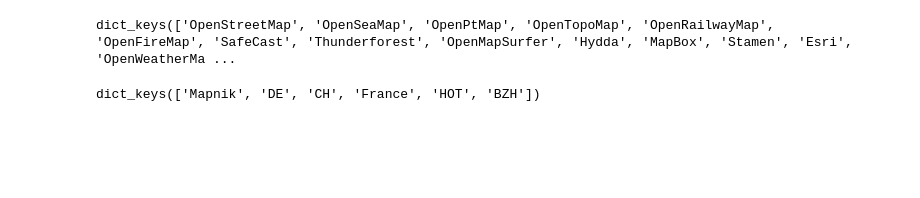
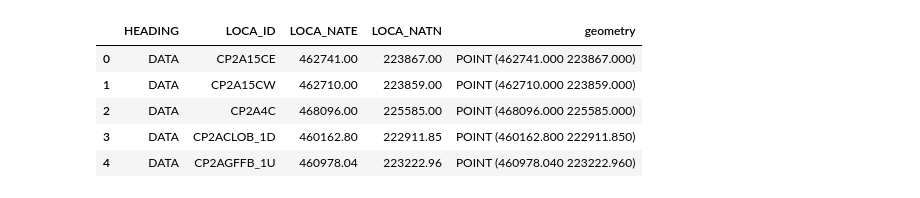
Before and after one commit to asitha-sena/python-ags4, a Jupyter notebook: examples/Plot_locations_and_create_strip_log.ipynb, the cells around one changed output. Saved outputs shown, nothing was run; the diff lists cells and outputs as text; code cells hidden in the pictures; blank space fills up the shorter version.

```diff
--- a/examples/Plot_locations_and_create_strip_log.ipynb
+++ b/examples/Plot_locations_and_create_strip_log.ipynb
@@ -100,18 +73,18 @@ tables['LOCA'].head()
 # %%
-# Extract geometry from LOCA table, specify XY columns and CRS to use in GeoDataFrame
+import geopandas as gpd
+from shapely.geometry import Point
 
-location = tables['LOCA'].set_index('LOCA_ID')
-location['geometry'] = list(zip(location['LOCA_NATE'], location['LOCA_NATN']))
-location['geometry'] = location['geometry'].apply(Point)
-location = gpd.GeoDataFrame(location, geometry='geometry', crs='EPSG:27700')
+geo_LOCA = LOCA.copy()
+geo_LOCA['geometry'] = list(zip(geo_LOCA['LOCA_NATE'], geo_LOCA['LOCA_NATN']))
+geo_LOCA['geometry'] = geo_LOCA['geometry'].apply(Point)
+geo_LOCA = gpd.GeoDataFrame(geo_LOCA, geometry='geometry', crs='EPSG:27700')
+
+geo_LOCA.head()
+# %% [output]
+|  | HEADING | LOCA_ID | LOCA_NATE | LOCA_NATN | geometry |
+| 0 | DATA | CP2A15CE | 462741.00 | 223867.00 | POINT (462741.000 223867.000) |
+| 1 | DATA | CP2A15CW | 462710.00 | 223859.00 | POINT (462710.000 223859.000) |
+| 2 | DATA | CP2A4C | 468096.00 | 225585.00 | POINT (468096.000 225585.000) |
+| 3 | DATA | CP2ACLOB_1D | 460162.80 | 222911.85 | POINT (460162.800 222911.850) |
+| 4 | DATA | CP2AGFFB_1U | 460978.04 | 223222.96 | POINT (460978.040 223222.960) |
-# %%
-# Review provider options for basemap
-cx.providers.keys()
-# %% [output]
-dict_keys(['OpenStreetMap', 'OpenSeaMap', 'OpenPtMap', 'OpenTopoMap', 'OpenRailwayMap', 'OpenFireMap', 'SafeCast', 'Thunderforest', 'OpenMapSurfer', 'Hydda', 'MapBox', 'Stamen', 'Esri', 'OpenWeatherMa ...
-# %%
-# Review options for Openstreet Map
-cx.providers.OpenStreetMap.keys()
-# %% [output]
-dict_keys(['Mapnik', 'DE', 'CH', 'France', 'HOT', 'BZH'])
 # %%
```
Also changed, not shown: parts of 21 cells of this notebook, 1 other file.
